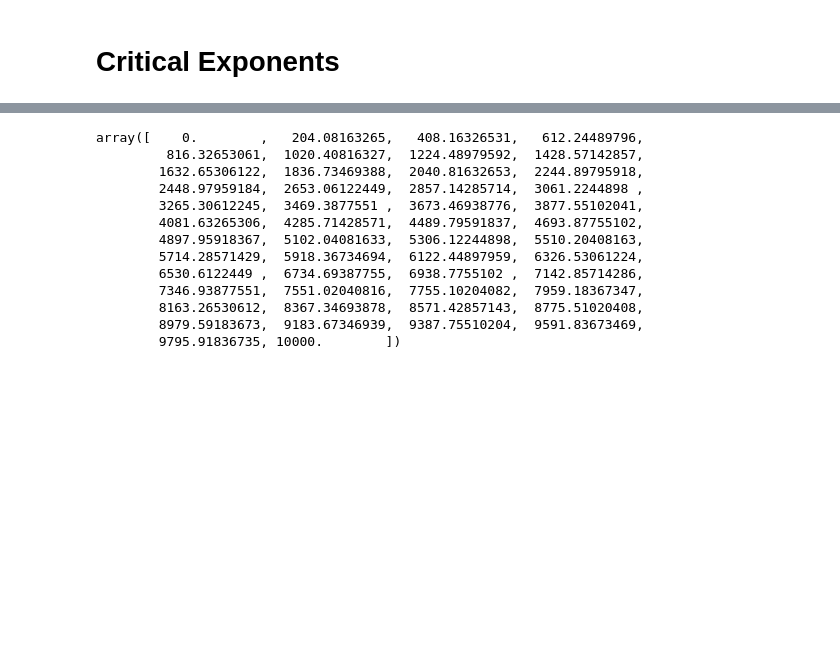
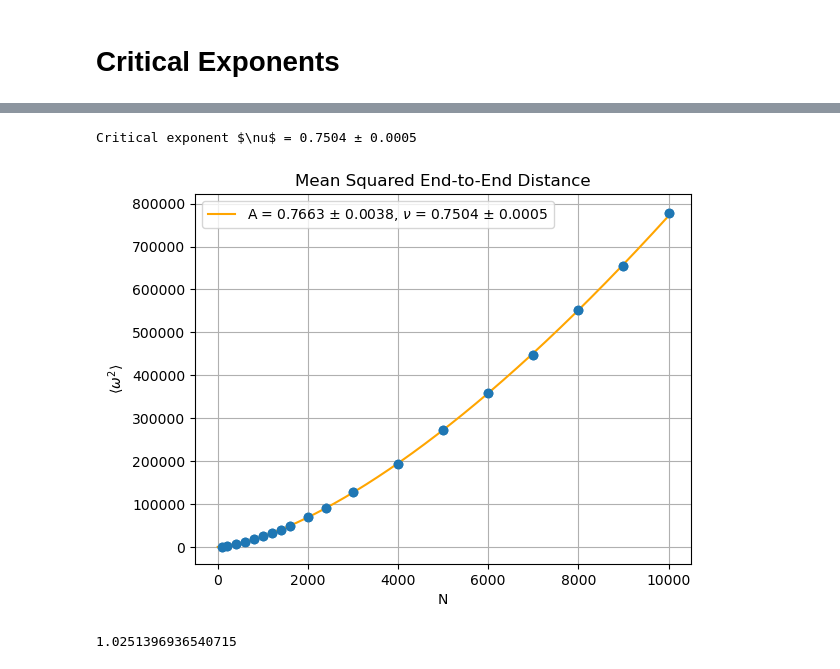
Before and after one commit to mandus24/ComputationalPhysics, a Jupyter notebook: polymer/polymer.ipynb, the cells around one changed output, grey strips where cells are left out. Saved outputs shown, nothing was run; the diff lists cells and outputs as text; code cells hidden in the pictures; blank space fills up the shorter version.

```diff
--- a/polymer/polymer.ipynb
+++ b/polymer/polymer.ipynb
@@ -349,14 +315,0 @@ Dimerization time: 615.6446738243103
-# %%
-error_ω_squared,τ_int_bin_ω_squared  = binning_analyis(ω_squared,500)
-error_S_squared,τ_int_bin_S_squared  = binning_analyis(S_squared,500)
-uncorrelated_ω_squared = ω_squared[::τ_int_bin_ω_squared]
-uncorrelated_S_squared = S_squared[::τ_int_bin_S_squared]
-mean_ω_squared = np.mean(uncorrelated_ω_squared)
-mean_S_squared = np.mean(uncorrelated_S_squared)
-ur = mean_S_squared/mean_ω_squared
-
-
-print(f"Mean squared end-to-end distance is: {mean_ω_squared} ± {error_ω_squared[-1]}")
-print(f"Mean squared gyration radius is: {mean_S_squared} ± {error_S_squared[-1]}")
-print(f"Universal ratio is: {ur}")
-print(f"Acceptance rate f = ",f)
@@ -526,24 +565,21 @@ popt_autocorr_ω, pcov_autcorr_ω = curve_fit(polynomial, Ns, autocorr_time_ω_s
 # %%
 plt.scatter(Ns,mean_ω_squareds)
+plt.errorbar(Ns, mean_ω_squareds, yerr=error_ω_squareds, fmt="o")
 plt.xlabel("N")
 plt.ylabel(r"$\langle \omega^2 \rangle$")
-plt.plot(range(10000),polynomial(range(10000),poptω_squareds[0],poptω_squareds[1]), label=fr'A = {poptω_squareds[0]:.4f} = /n \nu = {poptω_squareds[1]/2:.4f}')
+plt.plot(range(10000),polynomial(range(10000),poptω_squareds[0],poptω_squareds[1]), label=fr'A = {poptω_squareds[0]:.4f} ± {np.sqrt(pcovω_squareds[0,0]):.4f}, $\nu$ = {poptω_squareds[1]/2:.4f} ± {np.sqrt(pcovω_squareds[1,1]/2):.4f} ',color="orange")
 plt.grid()
-plt.title("Acceptance rate")
-print(f"Critical exponent \nu = {poptω_squareds[1]/2:.4f}")
+plt.title("Mean Squared End-to-End Distance")
+plt.legend()
+print(fr'Critical exponent $\nu$ = {poptω_squareds[1]/2:.4f} ± {np.sqrt(pcovω_squareds[1,1]/2):.4f}')
+# %% [output]
+Critical exponent $\nu$ = 0.7504 ± 0.0005
+[figure, added]
-# %%
-np.linspace(0,10000)
-# %% [output]
-array([    0.        ,   204.08163265,   408.16326531,   612.24489796,
-         816.32653061,  1020.40816327,  1224.48979592,  1428.57142857,
-        1632.65306122,  1836.73469388,  2040.81632653,  2244.89795918,
-        2448.97959184,  2653.06122449,  2857.14285714,  3061.2244898 ,
-        3265.30612245,  3469.3877551 ,  3673.46938776,  3877.55102041,
-        4081.63265306,  4285.71428571,  4489.79591837,  4693.87755102,
-        4897.95918367,  5102.04081633,  5306.12244898,  5510.20408163,
-        5714.28571429,  5918.36734694,  6122.44897959,  6326.53061224,
-        6530.6122449 ,  6734.69387755,  6938.7755102 ,  7142.85714286,
-        7346.93877551,  7551.02040816,  7755.10204082,  7959.18367347,
-        8163.26530612,  8367.34693878,  8571.42857143,  8775.51020408,
-        8979.59183673,  9183.67346939,  9387.75510204,  9591.83673469,
-        9795.91836735, 10000.        ])
+# %%
+residuals = mean_ω_squareds - polynomial(Ns, *poptω_squareds)
+chi2 = np.sum((residuals/error_ω_squareds)** 2)
+dof = len(Ns) - len(poptω_squareds)
+chi2_red = chi2 / dof
+chi2_red
+# %% [output]
+1.0251396936540715
```
Also changed, not shown: parts of 27 cells of this notebook, 2 other files.
